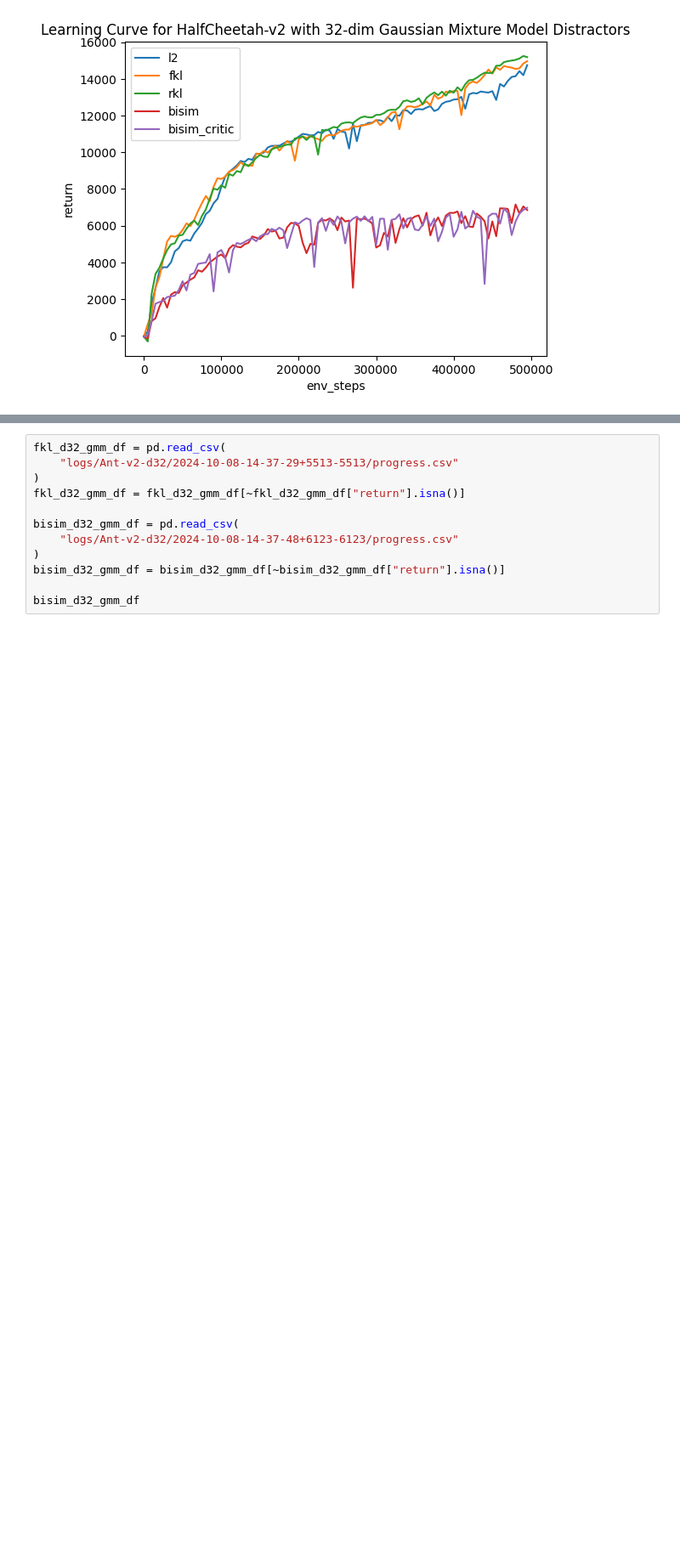
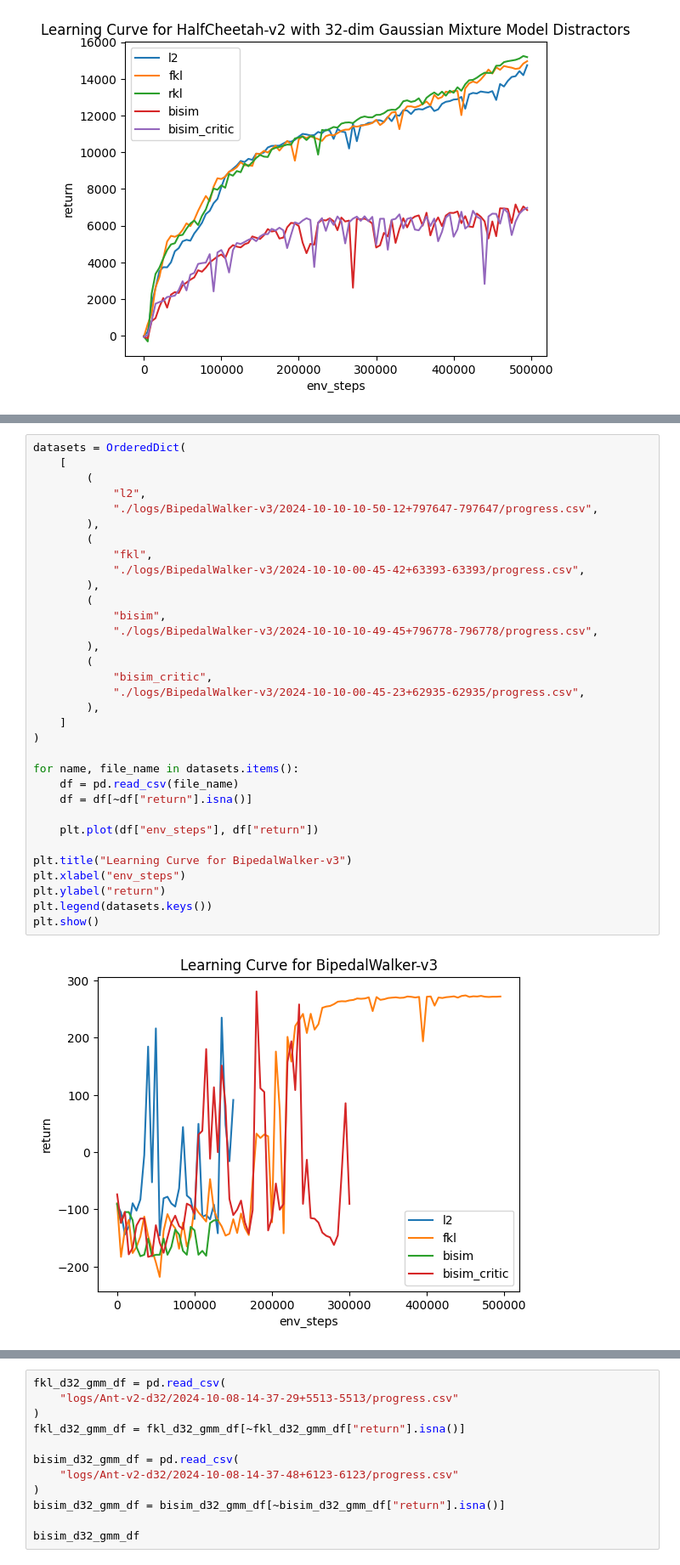
Before and after one commit to rytse/self-predictive-rl, a Jupyter notebook: mujoco_code/vis2.ipynb, the cells around one changed output, grey strips where cells are left out. Shown: that part at 85% size. Cells and saved outputs as stored; diff of their text form; blank space fills up the shorter version.

```diff
--- a/mujoco_code/vis2.ipynb
+++ b/mujoco_code/vis2.ipynb
@@ -47,0 +85,35 @@ plt.show()
+# %%
+datasets = OrderedDict(
+    [
+        (
+            "l2",
+            "./logs/BipedalWalker-v3/2024-10-10-10-50-12+797647-797647/progress.csv",
+        ),
+        (
+            "fkl",
+            "./logs/BipedalWalker-v3/2024-10-10-00-45-42+63393-63393/progress.csv",
+        ),
+        (
+            "bisim",
+            "./logs/BipedalWalker-v3/2024-10-10-10-49-45+796778-796778/progress.csv",
+        ),
+        (
+            "bisim_critic",
+            "./logs/BipedalWalker-v3/2024-10-10-00-45-23+62935-62935/progress.csv",
+        ),
+    ]
+)
+
+for name, file_name in datasets.items():
+    df = pd.read_csv(file_name)
+    df = df[~df["return"].isna()]
+
+    plt.plot(df["env_steps"], df["return"])
+
+plt.title("Learning Curve for BipedalWalker-v3")
+plt.xlabel("env_steps")
+plt.ylabel("return")
+plt.legend(datasets.keys())
+plt.show()
+# %% [output]
+[figure, added]
```
Also changed, not shown: parts of 2 cells of this notebook, 2 other files.
